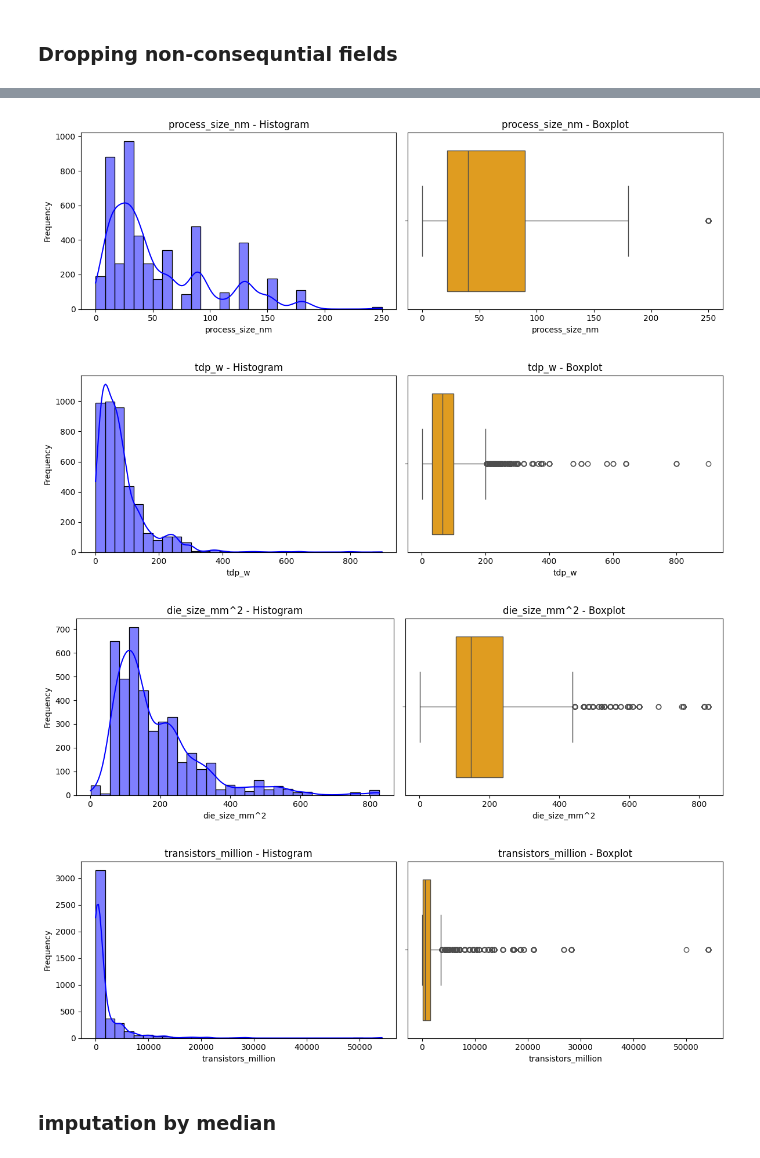
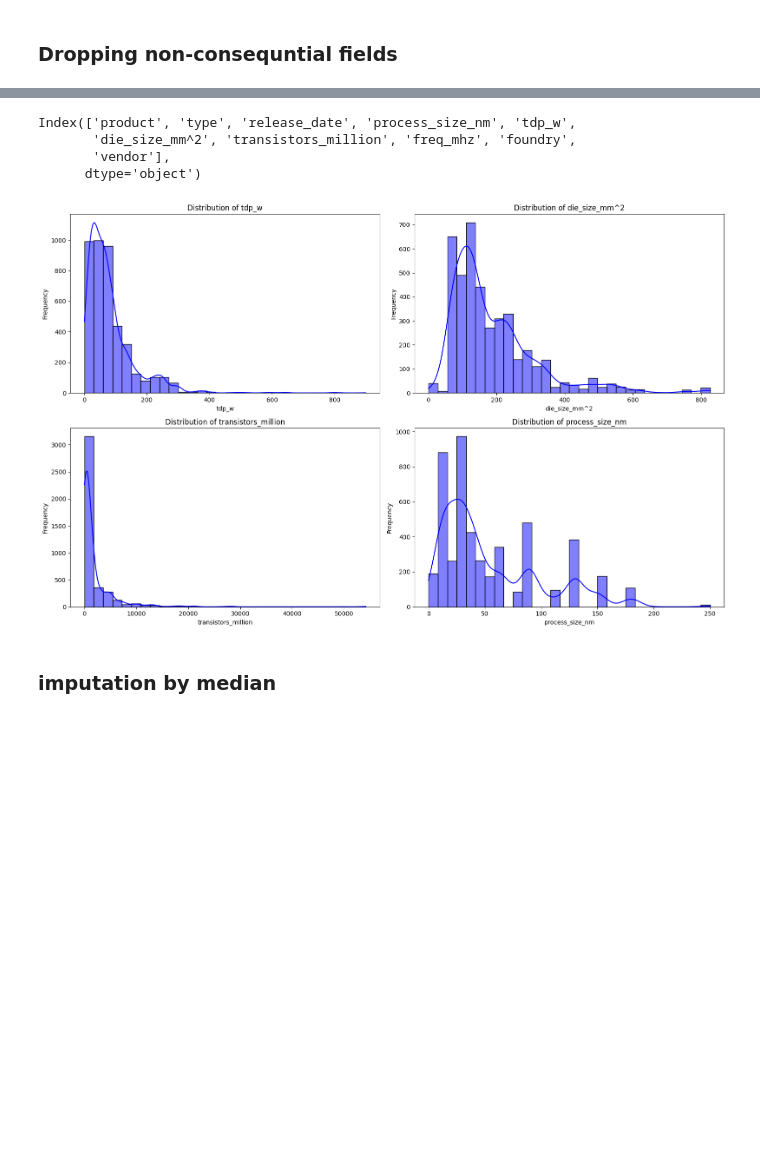
Before and after one commit to bonareri/Machine_Learning_1, a Jupyter notebook: ML_Data_cleaning.ipynb, the cells around one changed output, grey strips where cells are left out. Drawn from its saved outputs; the diff is of its cells as text; code cells hidden in the pictures; blank space fills up the shorter version.

```diff
--- a/ML_Data_cleaning.ipynb
+++ b/ML_Data_cleaning.ipynb
@@ -9,10 +9,7 @@ import seaborn as sns
 import plotly.express as px
 # %%
 # Load the dataset
-file_path = '/content/chip_dataset.csv'
-chip_data = pd.read_csv(file_path)
-
-# Display the first few rows of the dataset to understand its structure
+chip_data = pd.read_csv("/content/chip_dataset.csv")
 chip_data.head()
 # %% [output]
 |  | Unnamed: 0 | Product | Type | Release Date | Process Size (nm) | TDP (W) | Die Size (mm^2) | ... |
@@ -77,7 +74,3 @@ missing_percentage.sort_values(ascending=False)
 dtype: float64
 # %% [markdown]
 ### Dropping non-consequntial fields
-# %%
-# Dropping columns with more than 50% missing values
-threshold = 0.5  # Set the threshold for missingness
-chip_data = chip_data.loc[:, chip_data.isnull().mean() <= threshold]
@@ -104,30 +77,29 @@ memory usage: 379.3+ KB
-# %%
-# List of numeric columns to check distributions
-numeric_columns = ['process_size_nm', 'tdp_w', 'die_size_mm^2', 'transistors_million']
-
-# Step 1: Visualize the distributions
-for column in numeric_columns:
-    fig, axes = plt.subplots(1, 2, figsize=(12, 4))  # Create side-by-side plots
-
-    # Histogram with KDE
-    sns.histplot(chip_data[column], kde=True, bins=30, color='blue', ax=axes[0])
-    axes[0].set_title(f'{column} - Histogram')
-    axes[0].set_xlabel(column)
-    axes[0].set_ylabel('Frequency')
-
-    # Boxplot
-    sns.boxplot(x=chip_data[column], color='orange', ax=axes[1])
-    axes[1].set_title(f'{column} - Boxplot')
-    axes[1].set_xlabel(column)
-
-    # Display the plots
-    plt.tight_layout()
-    plt.show()
-# %% [output]
-[figure, removed]
-[figure, removed]
-[figure, removed]
-[figure, removed]
+# %%
+# Drop non-consequential fields with high missing values
+chip_data = chip_data.drop(columns=["fp16_gflops", "fp32_gflops", "fp64_gflops"])
+
+# Verify the columns were dropped
+print(chip_data.columns)
+# %% [output]
+Index(['product', 'type', 'release_date', 'process_size_nm', 'tdp_w',
+       'die_size_mm^2', 'transistors_million', 'freq_mhz', 'foundry',
+       'vendor'],
+      dtype='object')
+# %%
+# Visualize the distributions of columns with missing values
+columns_to_plot = ['tdp_w', 'die_size_mm^2', 'transistors_million', 'process_size_nm']
+fig, axes = plt.subplots(2, 2, figsize=(16, 10))
+
+for col, ax in zip(columns_to_plot, axes.flatten()):
+    sns.histplot(chip_data[col], kde=True, ax=ax, color='blue', bins=30)
+    ax.set_title(f'Distribution of {col}')
+    ax.set_xlabel(col)
+    ax.set_ylabel('Frequency')
+
+plt.tight_layout()
+plt.show()
+# %% [output]
+[figure, added]
 # %% [markdown]
 ### imputation by median
 # %%
```
Also changed, not shown: parts of 25 cells of this notebook.
